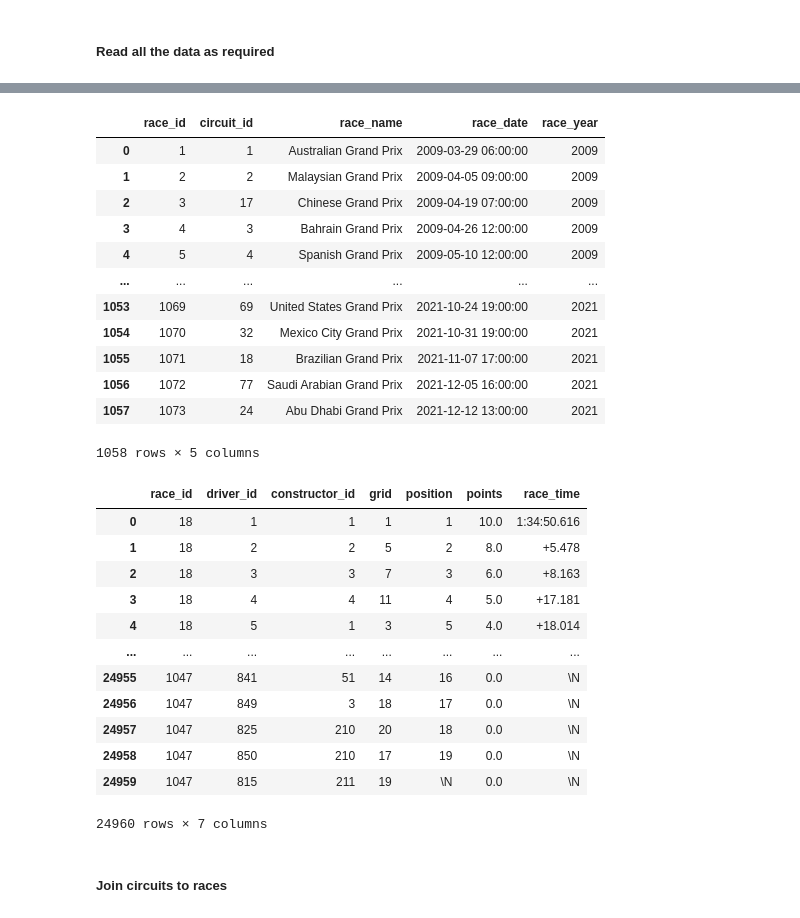
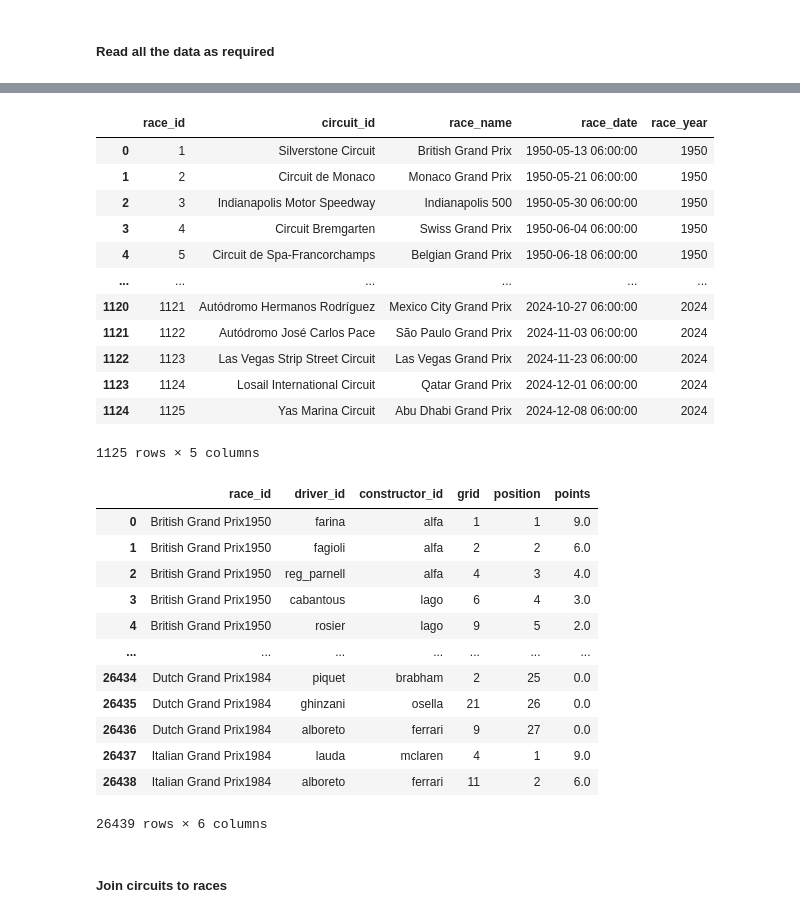
Before and after one commit to lhanna77/Formula1-Project, a Jupyter notebook: rpt_1.race_results.ipynb, the cells around one changed output, grey strips where cells are left out. Drawn from its saved outputs; the diff is of its cells as text; code cells hidden in the pictures.

```diff
--- a/rpt_1.race_results.ipynb
+++ b/rpt_1.race_results.ipynb
@@ -64,41 +64,41 @@ circuits_df
 # %%
-races_df = read_csv(f'{configuration.silver_folder_path}/races.csv')
+races_df = read_csv(f'{configuration.silver_api_folder_path}/races.csv')
 races_df = races_df.rename(columns={"year":"race_year","name":"race_name","race_timestamp":"race_date"})
 races_df = races_df[["race_id","circuit_id","race_name","race_date","race_year"]]
 races_df
 # %% [output]
 |  | race_id | circuit_id | race_name | race_date | race_year |
-| 0 | 1 | 1 | Australian Grand Prix | 2009-03-29 06:00:00 | 2009 |
-| 1 | 2 | 2 | Malaysian Grand Prix | 2009-04-05 09:00:00 | 2009 |
-| 2 | 3 | 17 | Chinese Grand Prix | 2009-04-19 07:00:00 | 2009 |
-| 3 | 4 | 3 | Bahrain Grand Prix | 2009-04-26 12:00:00 | 2009 |
-| 4 | 5 | 4 | Spanish Grand Prix | 2009-05-10 12:00:00 | 2009 |
+| 0 | 1 | Silverstone Circuit | British Grand Prix | 1950-05-13 06:00:00 | 1950 |
+| 1 | 2 | Circuit de Monaco | Monaco Grand Prix | 1950-05-21 06:00:00 | 1950 |
+| 2 | 3 | Indianapolis Motor Speedway | Indianapolis 500 | 1950-05-30 06:00:00 | 1950 |
+| 3 | 4 | Circuit Bremgarten | Swiss Grand Prix | 1950-06-04 06:00:00 | 1950 |
+| 4 | 5 | Circuit de Spa-Francorchamps | Belgian Grand Prix | 1950-06-18 06:00:00 | 1950 |
 | ... | ... | ... | ... | ... | ... |
-| 1053 | 1069 | 69 | United States Grand Prix | 2021-10-24 19:00:00 | 2021 |
-| 1054 | 1070 | 32 | Mexico City Grand Prix | 2021-10-31 19:00:00 | 2021 |
-| 1055 | 1071 | 18 | Brazilian Grand Prix | 2021-11-07 17:00:00 | 2021 |
-| 1056 | 1072 | 77 | Saudi Arabian Grand Prix | 2021-12-05 16:00:00 | 2021 |
-| 1057 | 1073 | 24 | Abu Dhabi Grand Prix | 2021-12-12 13:00:00 | 2021 |
+| 1120 | 1121 | Autódromo Hermanos Rodríguez | Mexico City Grand Prix | 2024-10-27 06:00:00 | 2024 |
+| 1121 | 1122 | Autódromo José Carlos Pace | São Paulo Grand Prix | 2024-11-03 06:00:00 | 2024 |
+| 1122 | 1123 | Las Vegas Strip Street Circuit | Las Vegas Grand Prix | 2024-11-23 06:00:00 | 2024 |
+| 1123 | 1124 | Losail International Circuit | Qatar Grand Prix | 2024-12-01 06:00:00 | 2024 |
+| 1124 | 1125 | Yas Marina Circuit | Abu Dhabi Grand Prix | 2024-12-08 06:00:00 | 2024 |
-1058 rows × 5 columns
+1125 rows × 5 columns
 # %%
-results_df = read_csv(f'{configuration.silver_folder_path}/results.csv')
-results_df = results_df.rename(columns={"time":"race_time"})
-results_df = results_df[["race_id","driver_id","constructor_id","grid","position","points","race_time"]]
+results_df = read_csv(f'{configuration.silver_api_folder_path}/results.csv')
+#results_df = results_df.rename(columns={"time":"race_time"})
+results_df = results_df[["race_id","driver_id","constructor_id","grid","position","points"]]
 results_df
 # %% [output]
-|  | race_id | driver_id | constructor_id | grid | position | points | race_time |
-| 0 | 18 | 1 | 1 | 1 | 1 | 10.0 | 1:34:50.616 |
-| 1 | 18 | 2 | 2 | 5 | 2 | 8.0 | +5.478 |
-| 2 | 18 | 3 | 3 | 7 | 3 | 6.0 | +8.163 |
-| 3 | 18 | 4 | 4 | 11 | 4 | 5.0 | +17.181 |
-| 4 | 18 | 5 | 1 | 3 | 5 | 4.0 | +18.014 |
-| ... | ... | ... | ... | ... | ... | ... | ... |
-| 24955 | 1047 | 841 | 51 | 14 | 16 | 0.0 | \N |
-| 24956 | 1047 | 849 | 3 | 18 | 17 | 0.0 | \N |
-| 24957 | 1047 | 825 | 210 | 20 | 18 | 0.0 | \N |
-| 24958 | 1047 | 850 | 210 | 17 | 19 | 0.0 | \N |
-| 24959 | 1047 | 815 | 211 | 19 | \N | 0.0 | \N |
+|  | race_id | driver_id | constructor_id | grid | position | points |
+| 0 | British Grand Prix1950 | farina | alfa | 1 | 1 | 9.0 |
+| 1 | British Grand Prix1950 | fagioli | alfa | 2 | 2 | 6.0 |
+| 2 | British Grand Prix1950 | reg_parnell | alfa | 4 | 3 | 4.0 |
+| 3 | British Grand Prix1950 | cabantous | lago | 6 | 4 | 3.0 |
+| 4 | British Grand Prix1950 | rosier | lago | 9 | 5 | 2.0 |
+| ... | ... | ... | ... | ... | ... | ... |
+| 26434 | Dutch Grand Prix1984 | piquet | brabham | 2 | 25 | 0.0 |
+| 26435 | Dutch Grand Prix1984 | ghinzani | osella | 21 | 26 | 0.0 |
+| 26436 | Dutch Grand Prix1984 | alboreto | ferrari | 9 | 27 | 0.0 |
+| 26437 | Italian Grand Prix1984 | lauda | mclaren | 4 | 1 | 9.0 |
+| 26438 | Italian Grand Prix1984 | alboreto | ferrari | 11 | 2 | 6.0 |
-24960 rows × 7 columns
+26439 rows × 6 columns
 # %% [markdown]
 ##### Join circuits to races
 # %%
```
Also changed, not shown: parts of 9 cells of this notebook, 9 other files.
